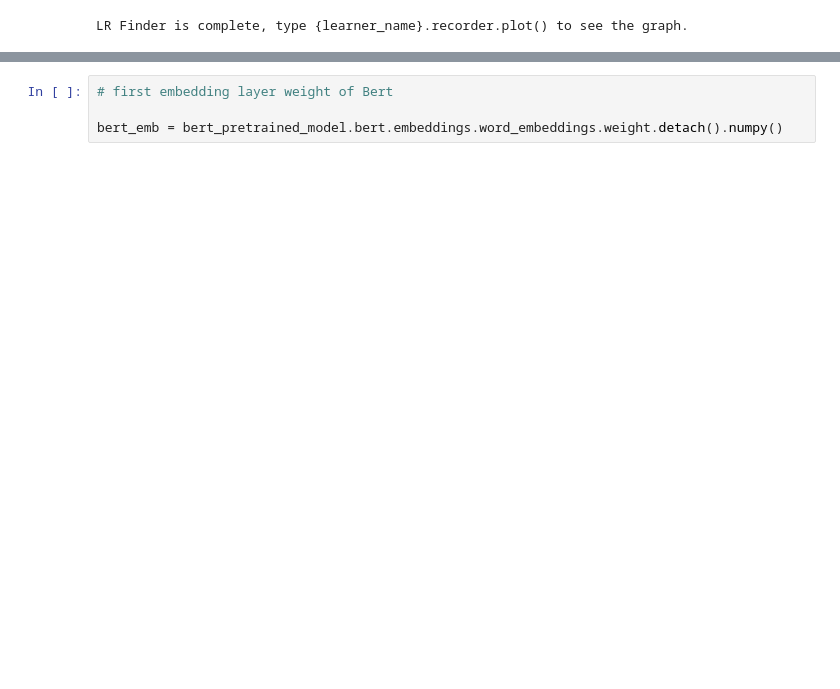
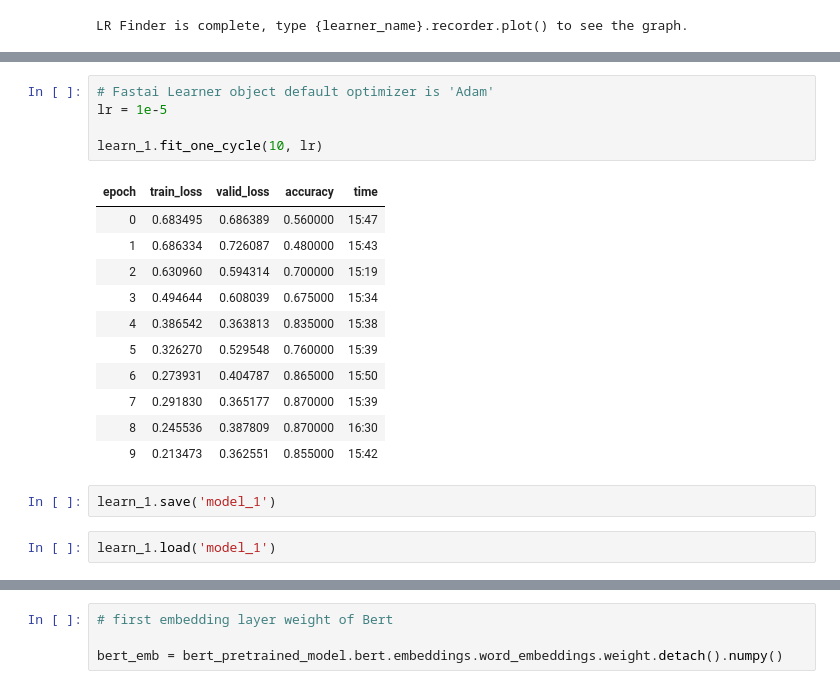
Before and after one commit to jianxungao/NLP_MLND_Project, a Jupyter notebook: Sentiment_RNN.ipynb, the cells around one changed output, grey strips where cells are left out. Drawn from its saved outputs; the diff is of its cells as text; blank space fills up the shorter version.

```diff
--- a/Sentiment_RNN.ipynb
+++ b/Sentiment_RNN.ipynb
@@ -1244,0 +1399,21 @@ learn.fit_one_cycle(6, 2e-5) # fit 5-6
+# %%
+# Fastai Learner object default optimizer is 'Adam'
+lr = 1e-5
+
+learn_1.fit_one_cycle(10, lr)
+# %% [output]
+| epoch | train_loss | valid_loss | accuracy | time |
+| 0 | 0.683495 | 0.686389 | 0.560000 | 15:47 |
+| 1 | 0.686334 | 0.726087 | 0.480000 | 15:43 |
+| 2 | 0.630960 | 0.594314 | 0.700000 | 15:19 |
+| 3 | 0.494644 | 0.608039 | 0.675000 | 15:34 |
+| 4 | 0.386542 | 0.363813 | 0.835000 | 15:38 |
+| 5 | 0.326270 | 0.529548 | 0.760000 | 15:39 |
+| 6 | 0.273931 | 0.404787 | 0.865000 | 15:50 |
+| 7 | 0.291830 | 0.365177 | 0.870000 | 15:39 |
+| 8 | 0.245536 | 0.387809 | 0.870000 | 16:30 |
+| 9 | 0.213473 | 0.362551 | 0.855000 | 15:42 |
+# %%
+learn_1.save('model_1')
+# %%
+learn_1.load('model_1')
```
Also changed, not shown: parts of 61 cells of this notebook.
